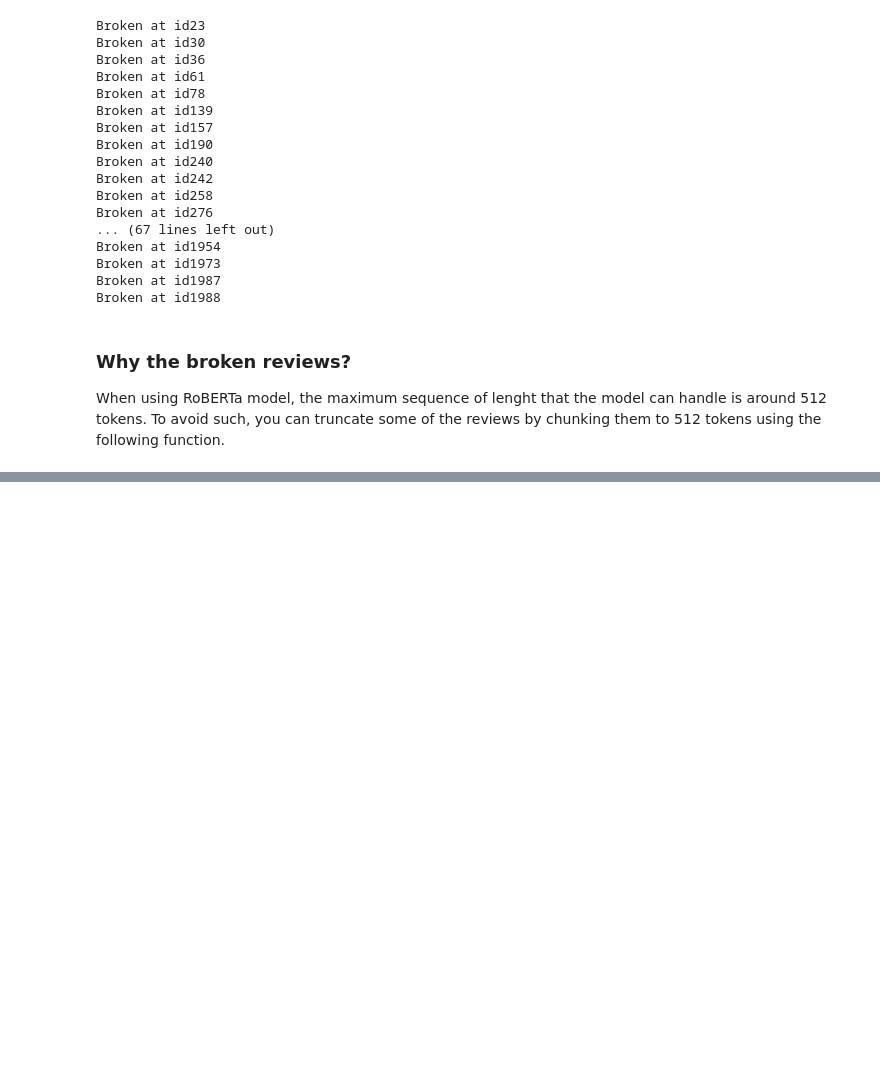
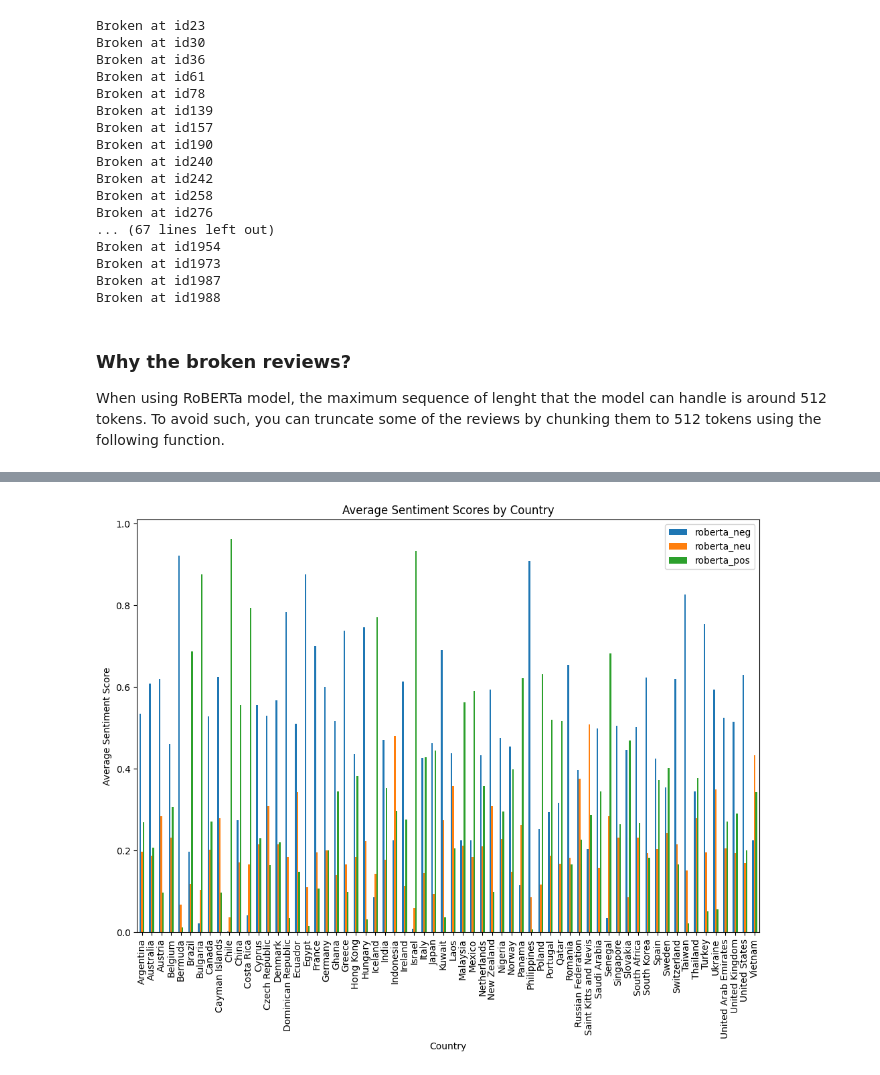
Before and after one commit to Ukomah/Customer-sentiment-analysis-for-british-airways-reviews, a Jupyter notebook: ba_reviews_analysis.ipynb, the cells around one changed output, grey strips where cells are left out. Drawn from its saved outputs; the diff is of its cells as text; code cells hidden in the pictures; blank space fills up the shorter version.

```diff
--- a/ba_reviews_analysis.ipynb
+++ b/ba_reviews_analysis.ipynb
@@ -363,0 +398,11 @@ result_df.head(20)
+# %%
+# Plot average sentiment scores by country
+avg_sentiment_by_country = result_df.groupby('country')[['roberta_neg', 'roberta_neu', 'roberta_pos']].mean()
+
+avg_sentiment_by_country.plot(kind='bar', figsize=(12, 8))
+plt.title('Average Sentiment Scores by Country')
+plt.xlabel('Country')
+plt.ylabel('Average Sentiment Score')
+plt.show()
+# %% [output]
+[figure, added]
```
Also changed, not shown: parts of 5 cells of this notebook.
